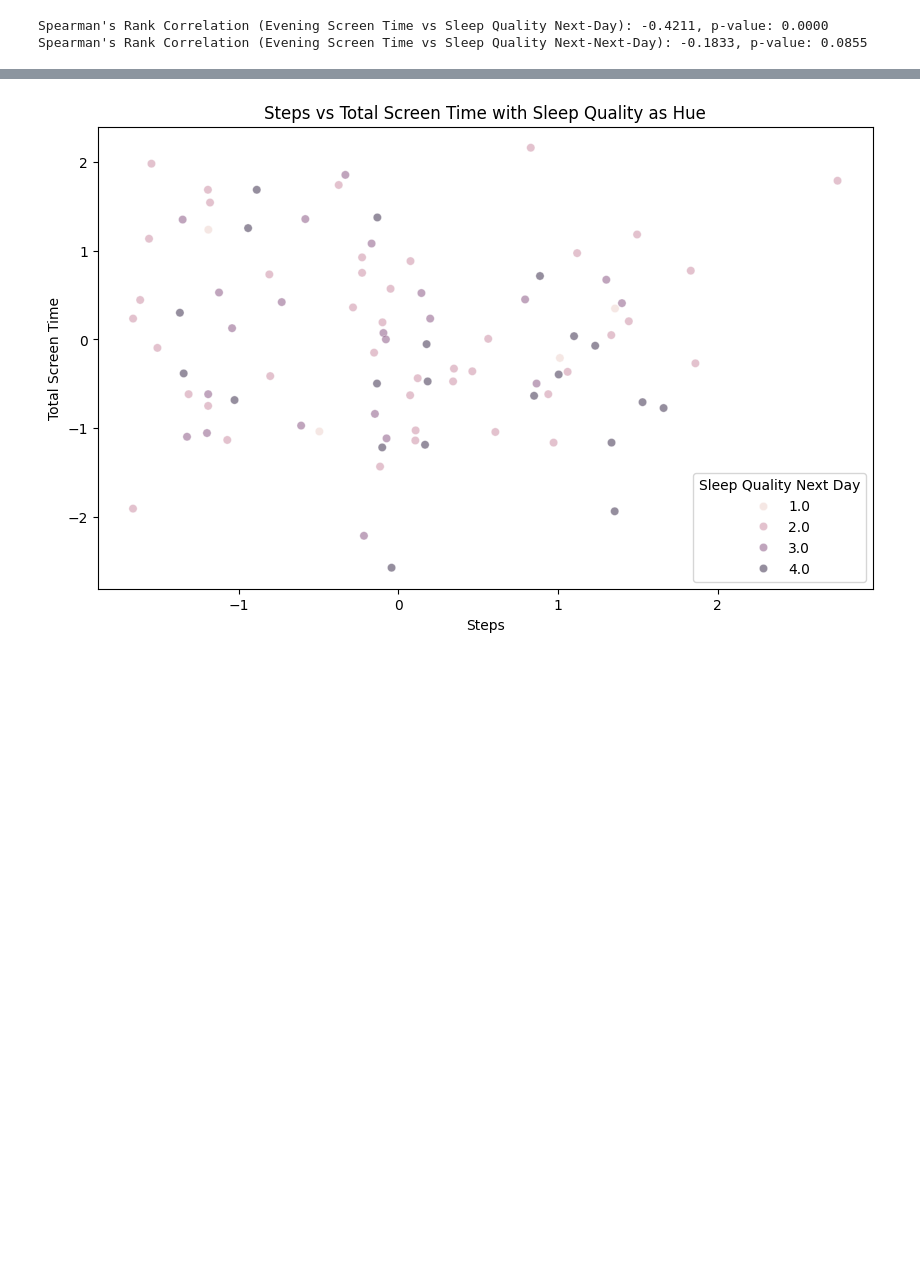
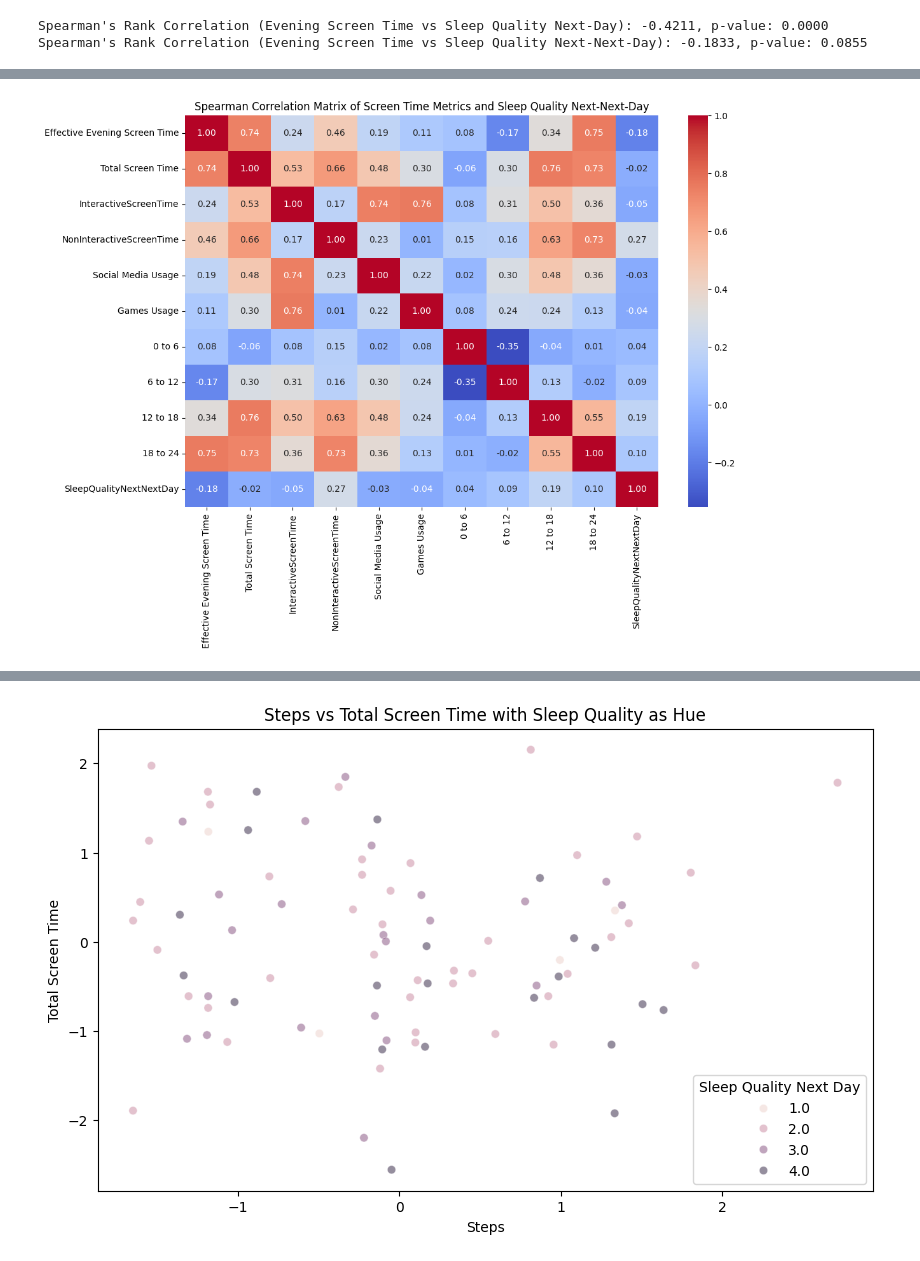
Before and after one commit to machiwao/CCDATSCL_PROJECT, a Jupyter notebook: CCDATSCL_Project_Code Implementation.ipynb, the cells around one changed output, grey strips where cells are left out. Drawn from its saved outputs; the diff is of its cells as text; code cells hidden in the pictures; blank space fills up the shorter version.

```diff
--- a/CCDATSCL_Project_Code Implementation.ipynb
+++ b/CCDATSCL_Project_Code Implementation.ipynb
@@ -699,3 +697,12 @@ Conclusion: No significant carry-over effect; the impact is only immediate.
+# %%
+# Show correlational heatmap of all screen time metrics with Sleep Quality Next-Next-Day
+plt.figure(figsize=(12, 8))
+correlation_matrix = df[['Effective Evening Screen Time', 'Total Screen Time', 'InteractiveScreenTime', 'NonInteractiveScreenTime', 'Social Media Usage', 'Games Usage', '0 to 6', '6 to 12', '12 to 18', '18 to 24', 'SleepQualityNextNextDay']].corr(method='spearman')
+sns.heatmap(correlation_matrix, annot=True, cmap='coolwarm', fmt=".2f")
+plt.title('Spearman Correlation Matrix of Screen Time Metrics and Sleep Quality Next-Next-Day')
+plt.show()
+# %% [output]
+[figure, added]
 # %%
 df['Steps'].describe()
 # %% [output]
```
Also changed, not shown: parts of 17 cells of this notebook, 1 other file.
